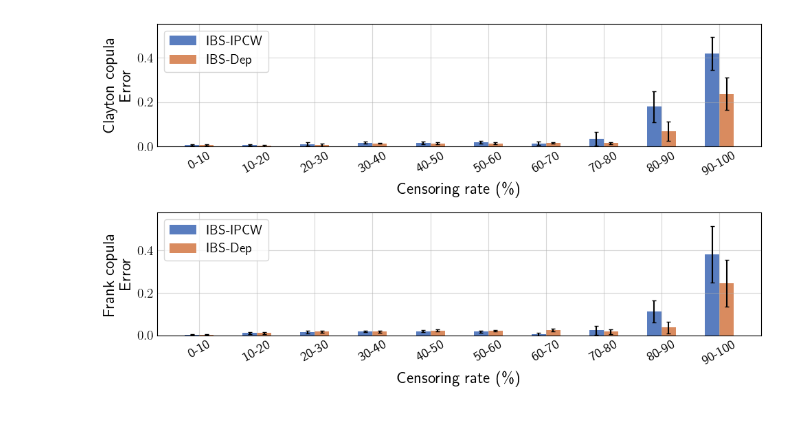
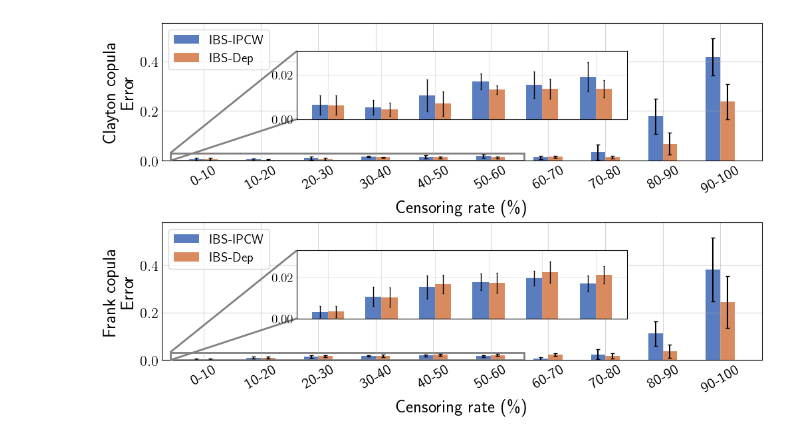
Before and after one commit to thecml/survival-copula, a Jupyter notebook: notebooks/plot_synthetic_censoring.ipynb, the cells around one changed output. Cells and saved outputs as stored; diff of their text form; code cells hidden in the pictures.

```diff
--- a/notebooks/plot_synthetic_censoring.ipynb
+++ b/notebooks/plot_synthetic_censoring.ipynb
@@ -6,11 +6,13 @@ import seaborn as sns
 from scipy.stats import zscore
 from matplotlib import pyplot as plt
 
+from mpl_toolkits.axes_grid1.inset_locator import inset_axes, mark_inset
+
 plt.style.use("default")
 plt.rcParams.update({
     "axes.labelsize": "large",
     "axes.titlesize": "large",
-    "font.size": 14.0,
+    "font.size": 16.0,
     "legend.fontsize": "large",
     "text.usetex": True,
     "text.latex.preamble": r"\usepackage{amsfonts} \usepackage{amstext} \usepackage{bm}"
@@ -31,10 +33,16 @@ def _left_edge(s):
     except Exception:
         return np.inf
 
+def _right_edge(s):
+    try:
+        return float(str(s).split("-")[1])
+    except Exception:
+        return -np.inf
+
 ordered_labels = sorted(df["censoring_bin"].unique().tolist(), key=_left_edge)
 df["censoring_bin"] = pd.Categorical(df["censoring_bin"], categories=ordered_labels, ordered=True)
 
-fig, axes = plt.subplots(2, 1, figsize=(10, 6))
+fig, axes = plt.subplots(2, 1, figsize=(10, 6), constrained_layout=True)
 axes = np.array(axes).reshape(2, 1)
 
 copulas = ["clayton", "frank"]
@@ -83,32 +91,100 @@ for row_idx, copula in enumerate(copulas):
         # Manual error bars (± SD)
         for metric_idx, metric in enumerate([metric1, metric2]):
             bars = ax.containers[metric_idx]
             err_vals = plot_df.loc[plot_df["Metric"] == metric, "Err"].values
             for bar, err in zip(bars, err_vals):
                 if np.isnan(err):
                     continue
                 x = bar.get_x() + bar.get_width() / 2
                 y = bar.get_height()
                 ax.errorbar(x, y, yerr=sigma_level * err, fmt="none", c="black", capsize=2)
 
         # Legend
         ax.legend_.remove()
         ax.legend(handles=ax.containers[:2], labels=[label1, label2], fontsize=14)
 
         # Labels
         ax.set_ylabel(f"{copula.capitalize()} copula\nError")
         ax.set_xlabel("Censoring rate (\%)")
         ax.margins(y=0.02)
 
         # Formatting
         y_min, y_max = ax.get_ylim()
         ax.set_ylim(0, y_max * 1.1)
         ax.grid(True, alpha=0.5)
         ax.tick_params(axis="y", which="both", length=0)
         ax.tick_params(axis="x", labelrotation=30, length=0)
 
-plt.tight_layout(rect=[0, 0.05, 1, 1])
+        # --- Zoom only bins up to 60% censoring ---
+        zoom_bins = [b for b in ordered_labels if _right_edge(b) <= 60.0]
+        plot_df_zoom = plot_df[plot_df["censoring_bin"].isin(zoom_bins)].copy()
+
+        # Upper envelope = mean + sigma*std over zoom bins (so whiskers never clip)
+        zoom_top = np.nanmax(plot_df_zoom["Mean"].values + sigma_level * plot_df_zoom["Err"].values)
+        zoom_top = max(zoom_top, 1e-6)  # safety
+
+        # Create inset axis (bigger, more central-left)
+        axins = inset_axes(
+            ax,
+            width="55%",
+            height="55%",
+            loc="center",
+            bbox_to_anchor=(0.00, 0.10, 1.0, 0.9),
+            bbox_transform=ax.transAxes,
+            borderpad=0.0
+        )
+
+        # Re-plot only the zoom bins
+        sns.barplot(
+            data=plot_df_zoom,
+            x="censoring_bin", y="Mean", hue="Metric",
+            ax=axins,
+            errorbar=None,
+            palette="muted",
+            alpha=1,
+            linewidth=2,
+            width=0.6
+        )
+
+        # Manual error bars in inset (± SD), clipped at 0
+        for metric_idx, metric in enumerate([metric1, metric2]):
+            bars = axins.containers[metric_idx]
+            err_vals = plot_df_zoom.loc[plot_df_zoom["Metric"] == metric, "Err"].values
+            for bar, err in zip(bars, err_vals):
+                if np.isnan(err):
+                    continue
+                x0 = bar.get_x() + bar.get_width() / 2
+                y0 = bar.get_height()
+                lower = min(sigma_level * err, y0)  # clip at 0
+                upper = sigma_level * err
+                axins.errorbar(
+                    x0, y0,
+                    yerr=[[lower], [upper]],
+                    fmt="none",
+                    c="black",
+                    capsize=1,
+                    linewidth=1,
+                )
+
+        # Inset styling
+        axins.set_ylim(0.0, zoom_top * 1.20)  # headroom for whiskers
+        axins.set_xlabel("")
+        axins.set_ylabel("")
+        axins.grid(True, alpha=0.3)
+        axins.tick_params(axis="y", labelsize=14, length=0)
+
+        # Remove inset legend (keep only main legend)
+        if axins.legend_ is not None:
+            axins.legend_.remove()
+
+        # Reduce x clutter in inset
+        axins.set_xticklabels([])
+        axins.tick_params(axis="x", length=0)
+
+        # Optional rectangle + connectors
+        mark_inset(ax, axins, loc1=2, loc2=3, fc="none", ec="0.5", lw=2)
+
 plt.savefig(f"{cfg.PLOTS_DIR}/synthetic_censoring.pdf", format="pdf", bbox_inches="tight")
 plt.show()
 # %% [output]
-[figure, old version]
+[figure, new version]
```
Also changed, not shown: 35 other files.
